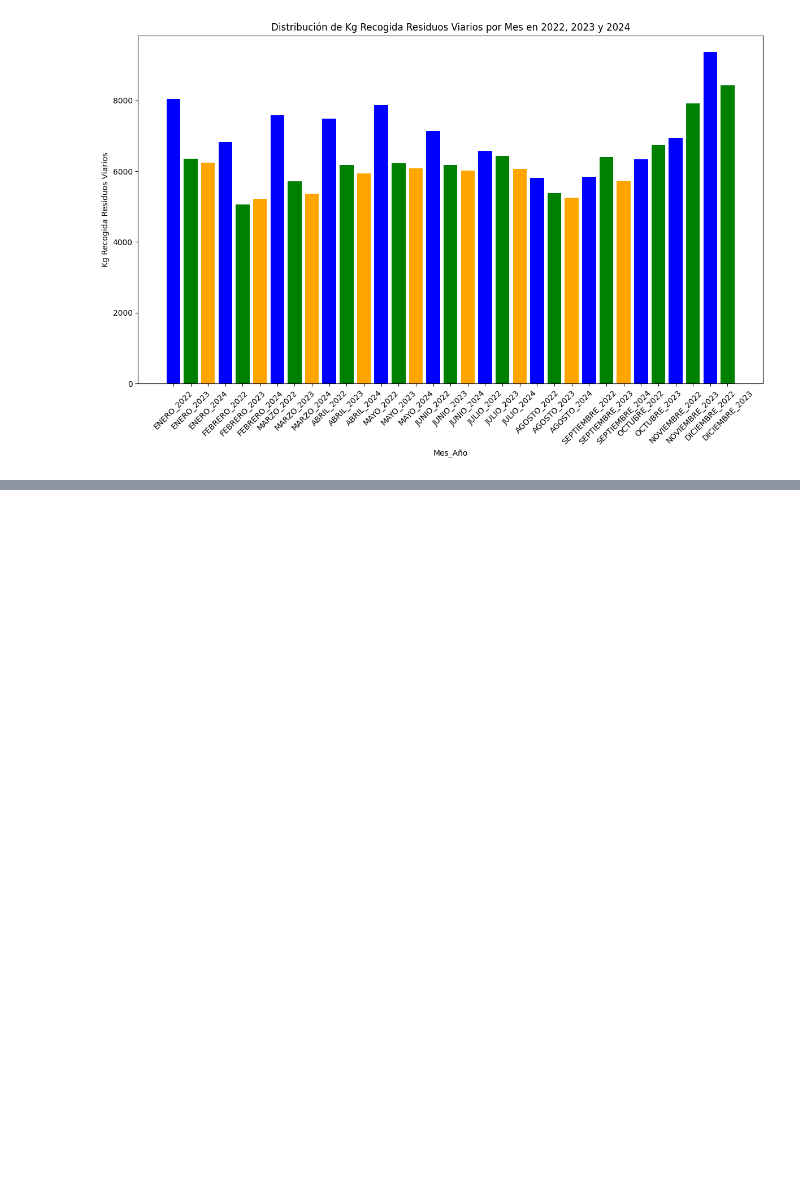
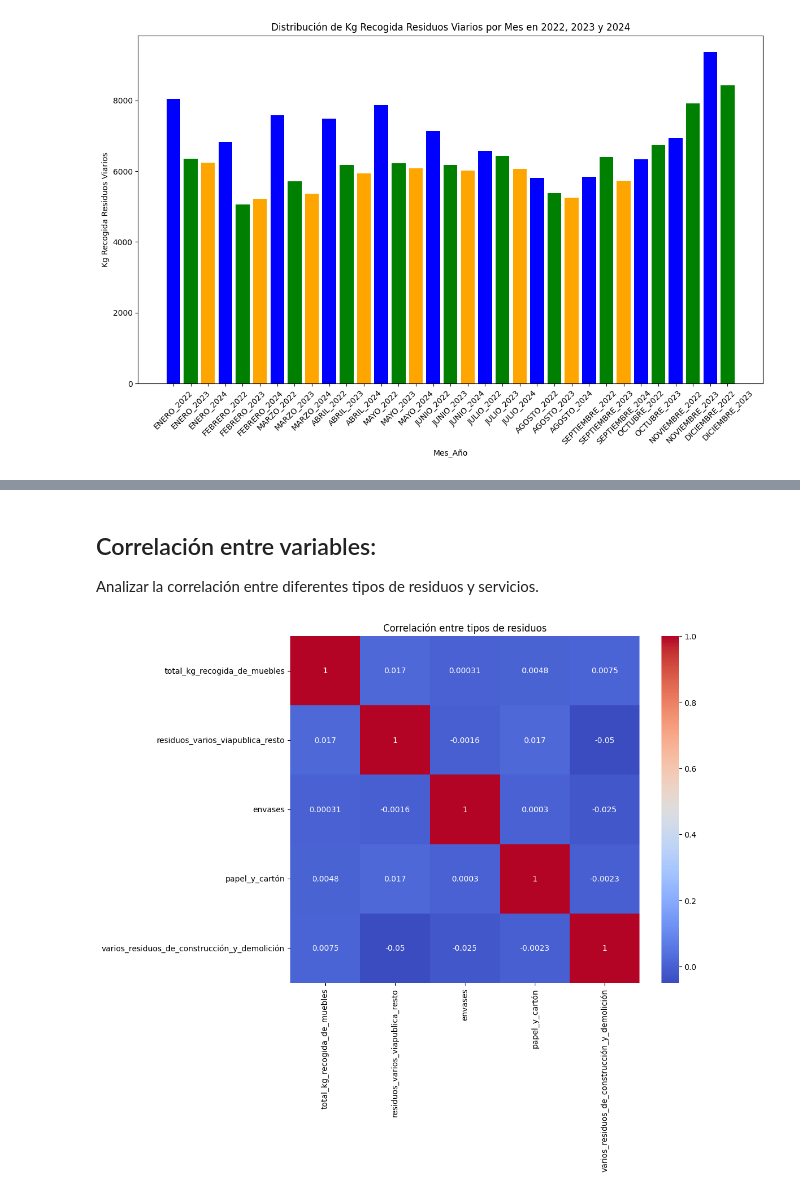
Before and after one commit to borcdc/proyecto_final_smartwaste, a Jupyter notebook: ProyectoFinal_SmartWaste.ipynb, the cells around one changed output, grey strips where cells are left out. Saved outputs shown, nothing was run; the diff lists cells and outputs as text; code cells hidden in the pictures; blank space fills up the shorter version.

```diff
--- a/ProyectoFinal_SmartWaste.ipynb
+++ b/ProyectoFinal_SmartWaste.ipynb
@@ -338,0 +393,12 @@ plt.show()
+# %% [markdown]
+## Correlación entre variables:
+Analizar la correlación entre diferentes tipos de residuos y servicios.
+# %%
+columnas_numericas = ['total_kg_recogida_de_muebles', 'residuos_varios_viapublica_resto', 'envases', 'papel_y_cartón', 'varios_residuos_de_construcción_y_demolición']
+correlacion = df_combined[columnas_numericas].corr()
+plt.figure(figsize=(10, 8))
+sns.heatmap(correlacion, annot=True, cmap='coolwarm')
+plt.title('Correlación entre tipos de residuos')
+plt.show()
+# %% [output]
+[figure, added]
```
Also changed, not shown: parts of 9 cells of this notebook.
